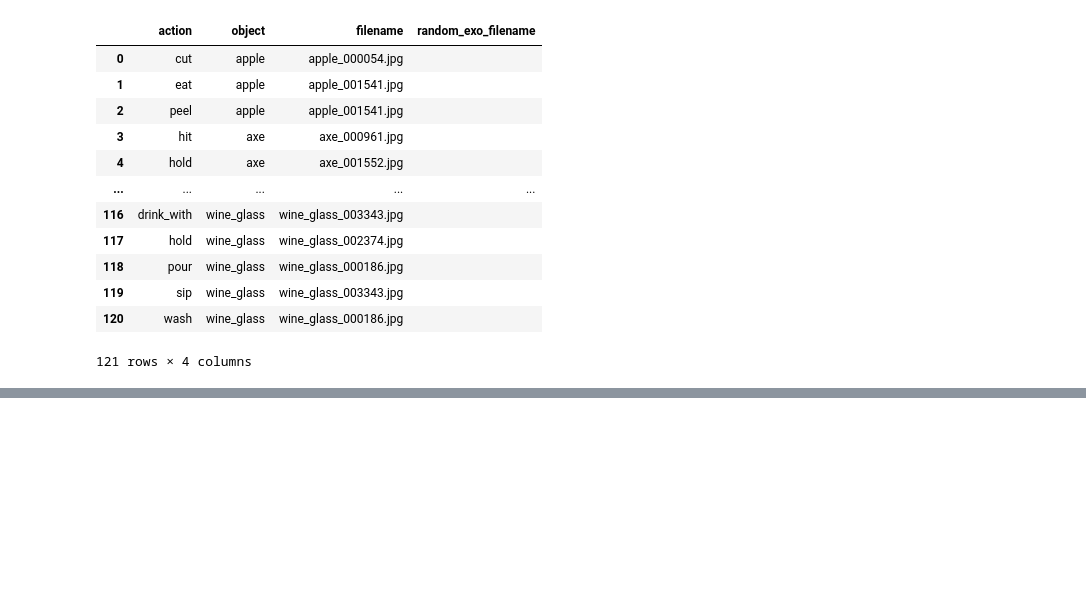
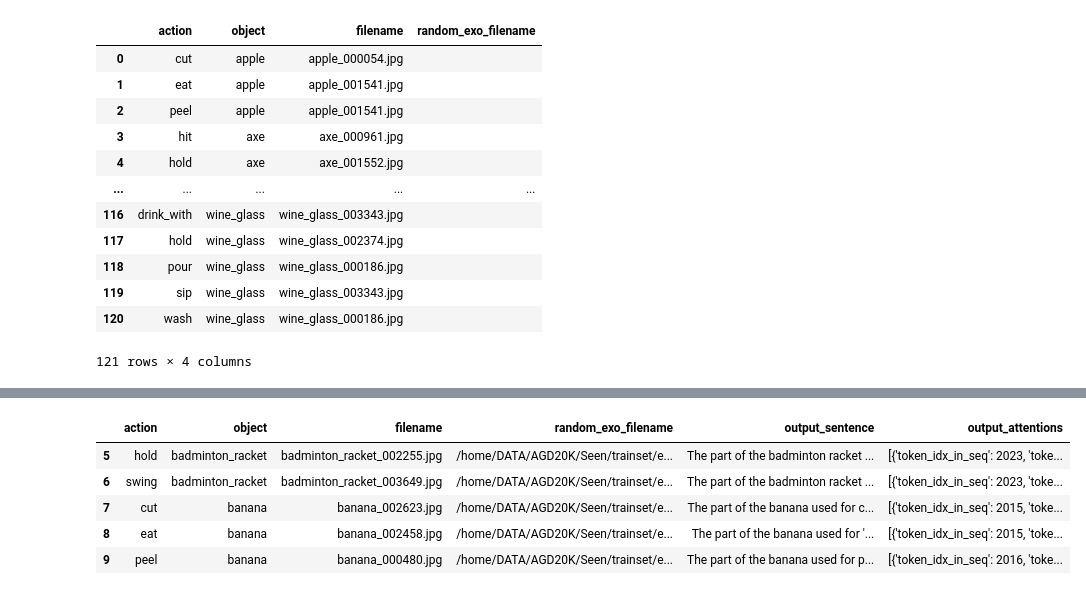
Before and after one commit to DrFirstLee/qwen3_AG, a Jupyter notebook: AttentionHeads_exo/selecting_random_exo.ipynb, the cells around one changed output, grey strips where cells are left out. Drawn from its saved outputs; the diff is of its cells as text; code cells hidden in the pictures; blank space fills up the shorter version.

```diff
--- a/AttentionHeads_exo/selecting_random_exo.ipynb
+++ b/AttentionHeads_exo/selecting_random_exo.ipynb
@@ -122,0 +159,10 @@ wash_wine_glass, /home/DATA/AGD20K/Seen/trainset/exocentric/wash/wine_glass/wash
+# %%
+df_res2 = pd.read_pickle("/home/bongo/porter_notebook/research/qwen3/AttentionHeads_exo/exo_attention_result_2B_2.pkl")
+df_res2
+# %% [output]
+|  | action | object | filename | random_exo_filename | output_sentence | output_attentions |
+| 5 | hold | badminton_racket | badminton_racket_002255.jpg | /home/DATA/AGD20K/Seen/trainset/e... | The part of the badminton racket ... | [{'token_idx_in_seq': 2023, 'toke... |
+| 6 | swing | badminton_racket | badminton_racket_003649.jpg | /home/DATA/AGD20K/Seen/trainset/e... | The part of the badminton racket ... | [{'token_idx_in_seq': 2023, 'toke... |
+| 7 | cut | banana | banana_002623.jpg | /home/DATA/AGD20K/Seen/trainset/e... | The part of the banana used for c... | [{'token_idx_in_seq': 2015, 'toke... |
+| 8 | eat | banana | banana_002458.jpg | /home/DATA/AGD20K/Seen/trainset/e... | The part of the banana used for '... | [{'token_idx_in_seq': 2015, 'toke... |
+| 9 | peel | banana | banana_000480.jpg | /home/DATA/AGD20K/Seen/trainset/e... | The part of the banana used for p... | [{'token_idx_in_seq': 2016, 'toke... |
```
Also changed, not shown: parts of 5 cells of this notebook, 8 other files.
